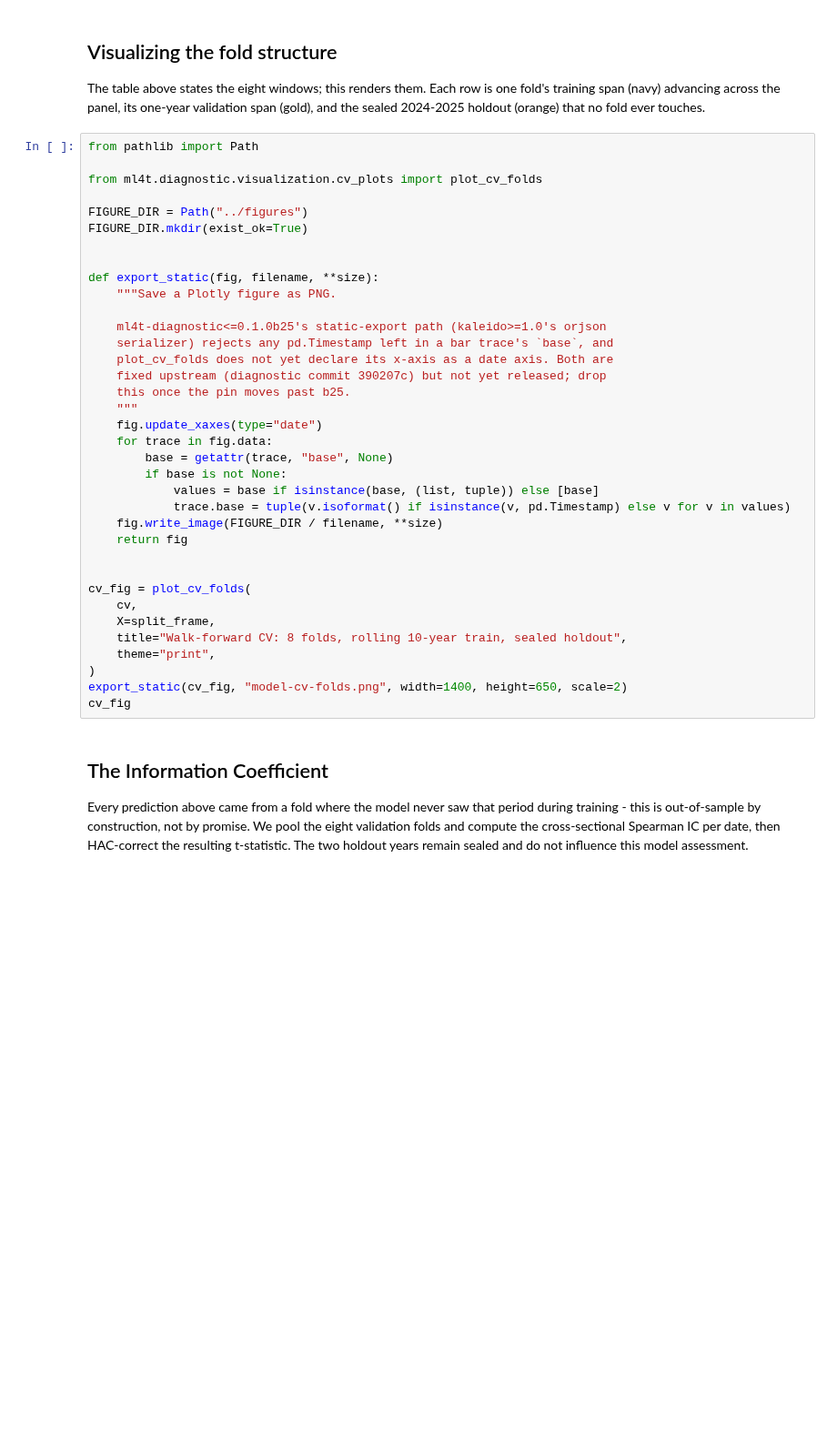
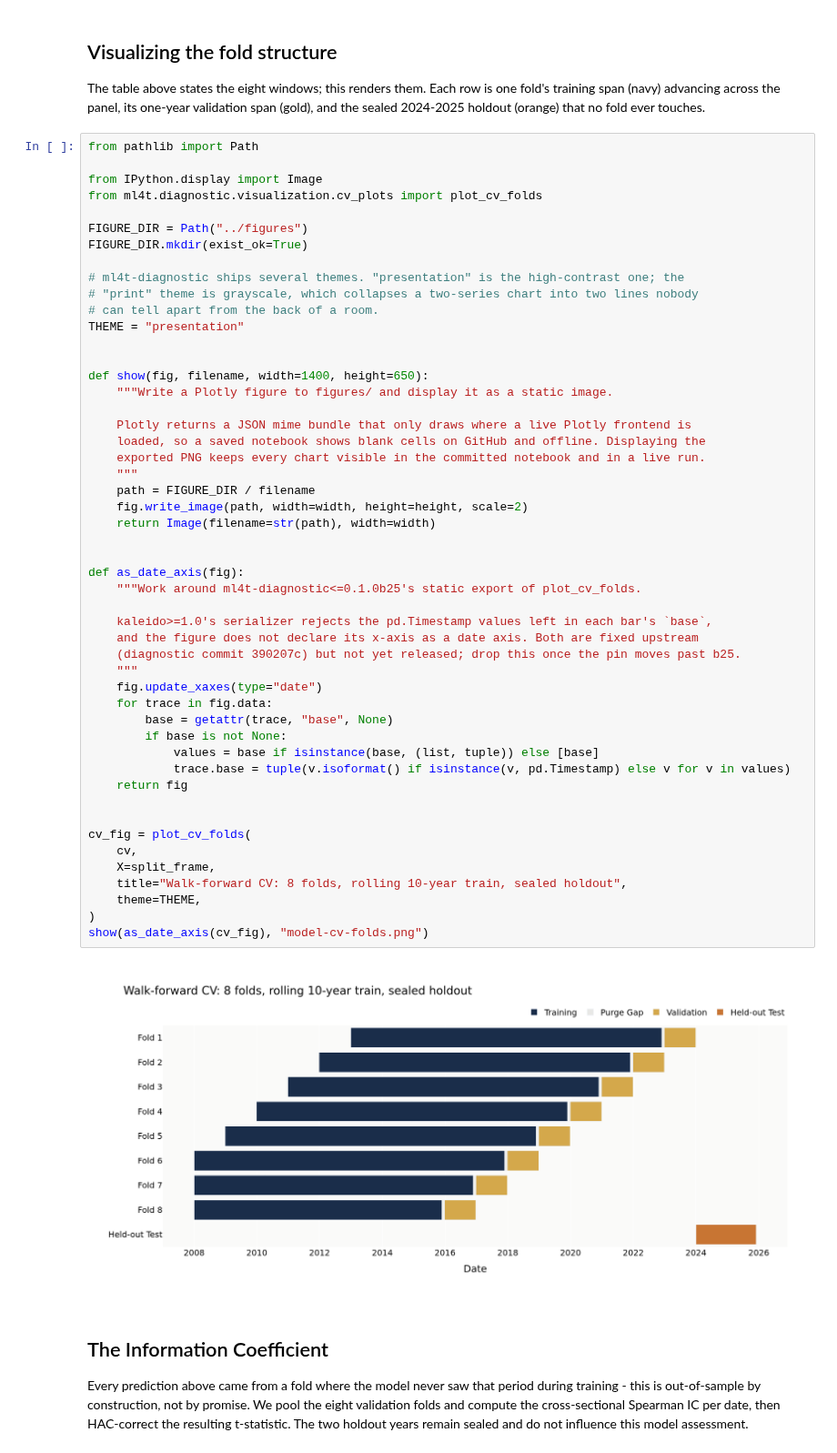
Before and after one commit to ml4t/packt-workshop, a Jupyter notebook: notebooks/03_model_training.ipynb, the cells around one changed output. Shown at 91% size. Drawn from its saved outputs; the diff is of its cells as text; blank space fills up the shorter version.

```diff
--- a/notebooks/03_model_training.ipynb
+++ b/notebooks/03_model_training.ipynb
@@ -220,39 +245,55 @@ fold ever touches.
 # %%
 from pathlib import Path
 
+from IPython.display import Image
 from ml4t.diagnostic.visualization.cv_plots import plot_cv_folds
 
 FIGURE_DIR = Path("../figures")
 FIGURE_DIR.mkdir(exist_ok=True)
 
+# ml4t-diagnostic ships several themes. "presentation" is the high-contrast one; the
+# "print" theme is grayscale, which collapses a two-series chart into two lines nobody
+# can tell apart from the back of a room.
+THEME = "presentation"
 
-def export_static(fig, filename, **size):
-    """Save a Plotly figure as PNG.
 
-    ml4t-diagnostic<=0.1.0b25's static-export path (kaleido>=1.0's orjson
-    serializer) rejects any pd.Timestamp left in a bar trace's `base`, and
-    plot_cv_folds does not yet declare its x-axis as a date axis. Both are
-    fixed upstream (diagnostic commit 390207c) but not yet released; drop
-    this once the pin moves past b25.
+def show(fig, filename, width=1400, height=650):
+    """Write a Plotly figure to figures/ and display it as a static image.
+
+    Plotly returns a JSON mime bundle that only draws where a live Plotly frontend is
+    loaded, so a saved notebook shows blank cells on GitHub and offline. Displaying the
+    exported PNG keeps every chart visible in the committed notebook and in a live run.
+    """
+    path = FIGURE_DIR / filename
+    fig.write_image(path, width=width, height=height, scale=2)
+    return Image(filename=str(path), width=width)
+
+
+def as_date_axis(fig):
+    """Work around ml4t-diagnostic<=0.1.0b25's static export of plot_cv_folds.
+
+    kaleido>=1.0's serializer rejects the pd.Timestamp values left in each bar's `base`,
+    and the figure does not declare its x-axis as a date axis. Both are fixed upstream
+    (diagnostic commit 390207c) but not yet released; drop this once the pin moves past b25.
     """
     fig.update_xaxes(type="date")
     for trace in fig.data:
         base = getattr(trace, "base", None)
         if base is not None:
             values = base if isinstance(base, (list, tuple)) else [base]
             trace.base = tuple(v.isoformat() if isinstance(v, pd.Timestamp) else v for v in values)
-    fig.write_image(FIGURE_DIR / filename, **size)
     return fig
 
 
 cv_fig = plot_cv_folds(
     cv,
     X=split_frame,
     title="Walk-forward CV: 8 folds, rolling 10-year train, sealed holdout",
-    theme="print",
+    theme=THEME,
 )
-export_static(cv_fig, "model-cv-folds.png", width=1400, height=650, scale=2)
-cv_fig
+show(as_date_axis(cv_fig), "model-cv-folds.png")
+# %% [output]
+[figure, added]
 # %% [markdown]
 ## The Information Coefficient
 
```
Also changed, not shown: parts of 14 cells of this notebook, 1 other file.
